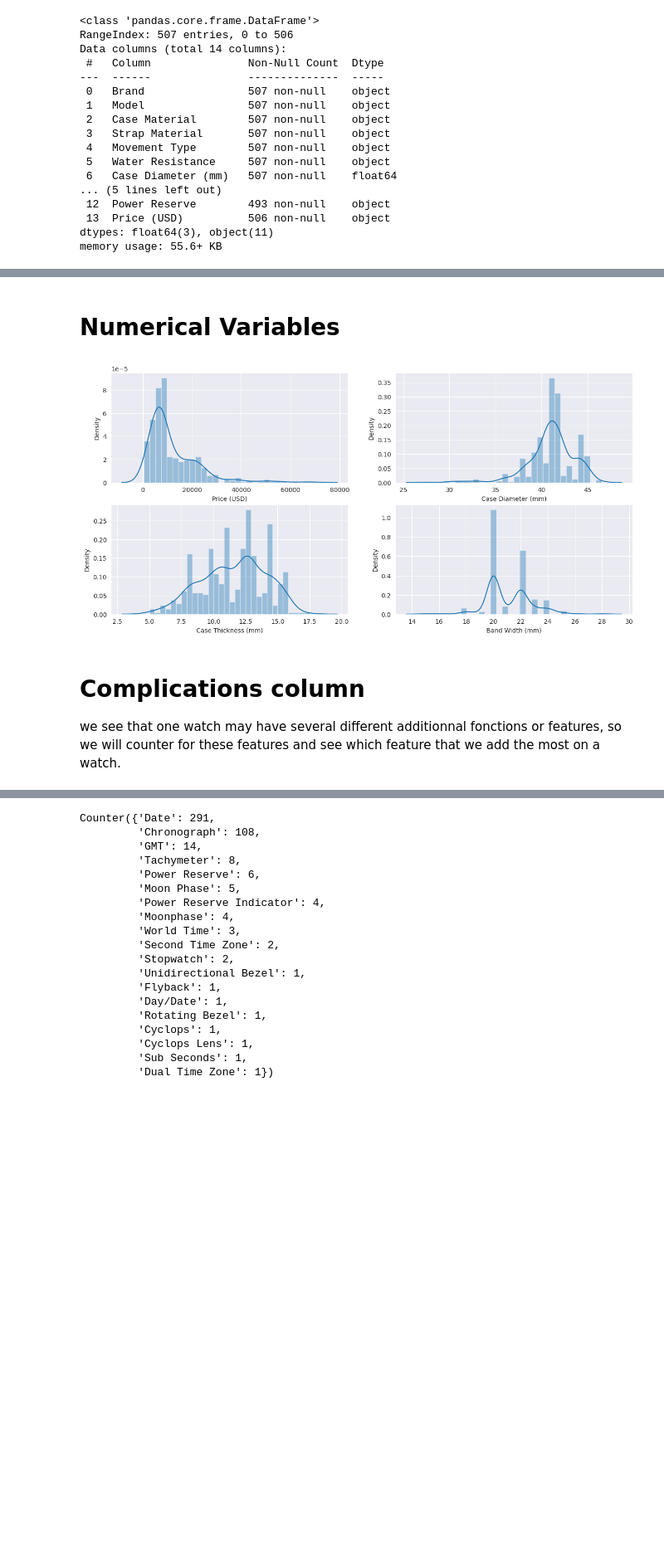
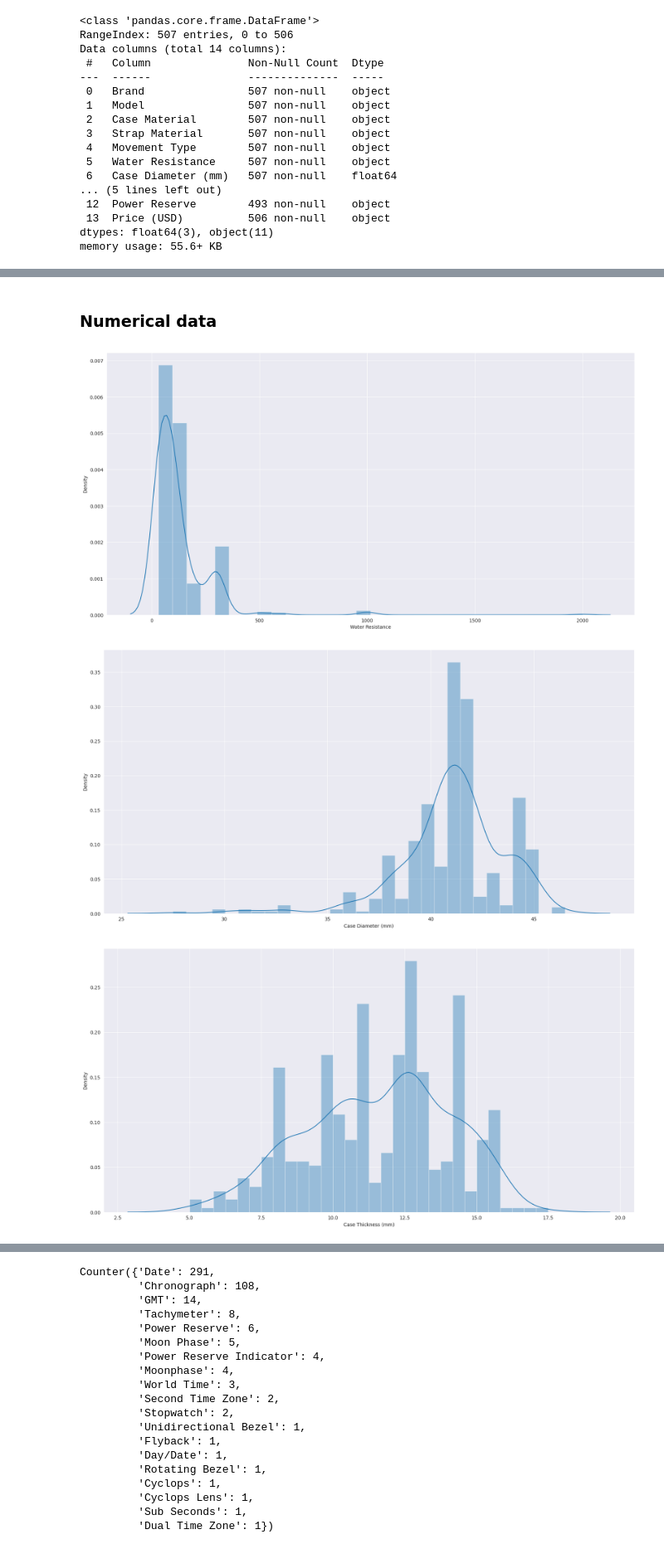
Before and after one commit to DonaJankova97/watch-price-prediction, a Jupyter notebook: model/eda.ipynb, the cells around one changed output, grey strips where cells are left out. Shown at 83% size. Saved outputs shown, nothing was run; the diff lists cells and outputs as text; code cells hidden in the pictures; blank space fills up the shorter version.

```diff
--- a/model/eda.ipynb
+++ b/model/eda.ipynb
@@ -83,18 +176,11 @@ plt.show()
 # %% [markdown]
-# Numerical Variables
+### Numerical data
-# %%
-plt.figure(figsize=(15,7))
-plt.subplot(2,2,1)
-sns.distplot(df['Price (USD)'],bins=30)
-plt.subplot(2,2,2)
-sns.distplot(df['Case Diameter (mm)'],bins=30)
-plt.subplot(2,2,3)
-sns.distplot(df['Case Thickness (mm)'],bins=30)
-plt.subplot(2,2,4)
-sns.distplot(df['Band Width (mm)'],bins=30)
-plt.show()
-# %% [output]
-[figure, removed]
-# %% [markdown]
-# Complications column
-we see that one watch may have several different additionnal fonctions or features, so we will counter for these features and see which feature that we add the most on a watch.
+# %%
+for num,i in enumerate(numcols,1):
+    plt.figure(figsize=(20, 10))
+    ax = sns.distplot(df[i],bins=30)
+    plt.show()
+# %% [output]
+[figure, added]
+[figure, added]
+[figure, added]
```
Also changed, not shown: parts of 33 cells of this notebook, 3 other files.
